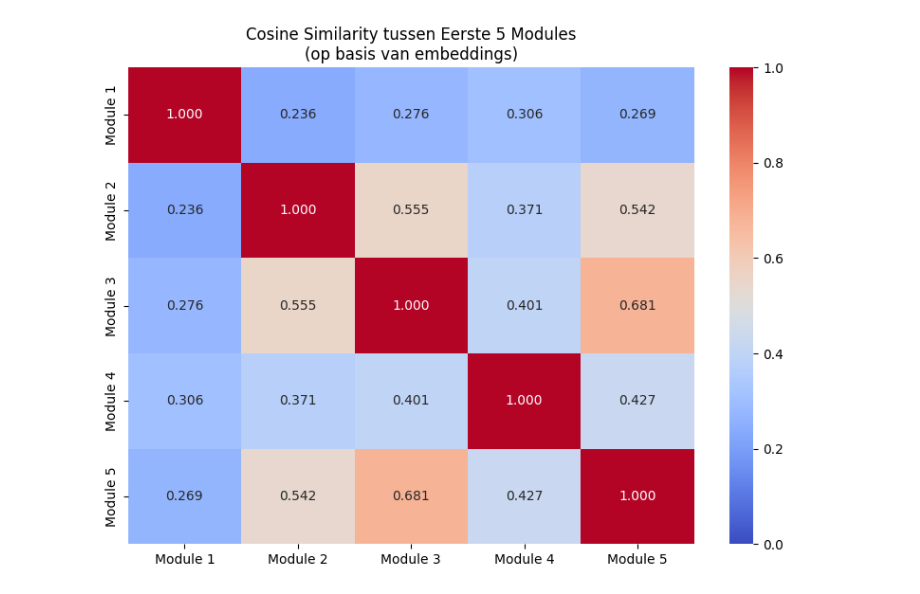
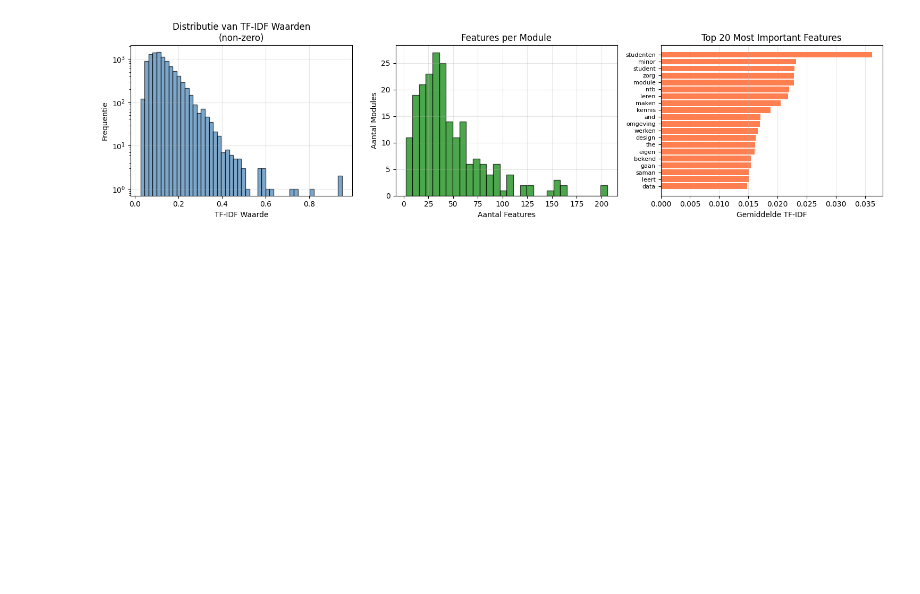
Before and after one commit to BoyanKloosterman/AI-Prototype, a Jupyter notebook: feature_engineering.ipynb, the cells around one changed output. Cells and saved outputs as stored; diff of their text form; code cells hidden in the pictures; blank space fills up the shorter version.

```diff
--- a/feature_engineering.ipynb
+++ b/feature_engineering.ipynb
@@ -45,7 +56,16 @@ We gebruiken het `sentence-transformers` model om embeddings te genereren voor d
 # %%
-# Laad het meertalige sentence transformer model
-# Dit model werkt goed voor Nederlandse teksten
-print("Laden van het embedding model...")
-model = SentenceTransformer('paraphrase-multilingual-MiniLM-L12-v2')
-print("Model succesvol geladen!")
+# Combineer alle tekstuele kolommen tot één document per module
+# Dit zorgt voor een complete representatie van elke module
+text_columns = ['shortdescription_clean', 'description_clean', 'content_clean', 'learningoutcomes_clean']
+
+# Controleer welke kolommen beschikbaar zijn
+available_cols = [col for col in text_columns if col in df.columns]
+print(f"Beschikbare tekstkolommen: {available_cols}")
+
+# Combineer alle tekst tot één document per module
+df['combined_text'] = df[available_cols].fillna('').agg(' '.join, axis=1)
+
+print(f"\nGecombineerde tekst aangemaakt voor {len(df)} modules")
+print(f"\nVoorbeeld van gecombineerde tekst (eerste module):")
+print(df['combined_text'].iloc[0][:300] + "...")
 # %% [output]
@@ -202,26 +305,52 @@ Statistieken van de gecombineerde embeddings:
 # %%
-# Similariteit tussen modules berekenen (op basis van de eerste 5 modules als voorbeeld)
-from sklearn.metrics.pairwise import cosine_similarity
+# Visualiseer TF-IDF statistieken
+print("="*60)
+print("TF-IDF MATRIX ANALYSE")
+print("="*60)
 
-# Bereken cosine similarity voor eerste 5 modules
-sample_embeddings = combined_embeddings[:5]
-similarity_matrix = cosine_similarity(sample_embeddings)
+# Bereken statistieken per module
+tfidf_dense = tfidf_matrix_final.toarray()
 
-# Visualiseer similarity matrix
-plt.figure(figsize=(8, 6))
-sns.heatmap(similarity_matrix,
-            annot=True,
-            fmt='.3f',
-            cmap='coolwarm',
-            xticklabels=[f"Module {i+1}" for i in range(5)],
-            yticklabels=[f"Module {i+1}" for i in range(5)],
-            vmin=0, vmax=1)
-plt.title('Cosine Similarity tussen Eerste 5 Modules\n(op basis van embeddings)')
+print(f"\nStatistieken per module:")
+print(f"  Gemiddelde TF-IDF waarde: {tfidf_dense.mean():.6f}")
+print(f"  Max TF-IDF waarde: {tfidf_dense.max():.4f}")
+print(f"  Aantal non-zero elementen per module: {(tfidf_dense != 0).sum(axis=1).mean():.1f}")
+
+# Visualisatie
+fig, axes = plt.subplots(1, 3, figsize=(15, 4))
+
+# 1. Distributie van TF-IDF waarden
+axes[0].hist(tfidf_dense[tfidf_dense > 0].flatten(), bins=50, edgecolor='black', alpha=0.7, color='steelblue')
+axes[0].set_xlabel('TF-IDF Waarde')
+axes[0].set_ylabel('Frequentie')
+axes[0].set_title('Distributie van TF-IDF Waarden\n(non-zero)')
+axes[0].set_yscale('log')
+axes[0].grid(True, alpha=0.3)
+
+# 2. Aantal features per module
+n_features_per_doc = (tfidf_dense != 0).sum(axis=1)
+axes[1].hist(n_features_per_doc, bins=30, edgecolor='black', alpha=0.7, color='green')
+axes[1].set_xlabel('Aantal Features')
+axes[1].set_ylabel('Aantal Modules')
+axes[1].set_title('Features per Module')
+axes[1].grid(True, alpha=0.3)
+
+# 3. Top 20 most important features (hoogste gemiddelde TF-IDF)
+feature_importance = tfidf_dense.mean(axis=0)
+top_indices = feature_importance.argsort()[-20:][::-1]
+top_features = [feature_names[i] for i in top_indices]
+top_values = feature_importance[top_indices]
+
+axes[2].barh(range(len(top_features)), top_values, color='coral')
+axes[2].set_yticks(range(len(top_features)))
+axes[2].set_yticklabels(top_features, fontsize=8)
+axes[2].set_xlabel('Gemiddelde TF-IDF')
+axes[2].set_title('Top 20 Most Important Features')
+axes[2].invert_yaxis()
+axes[2].grid(True, alpha=0.3, axis='x')
+
 plt.tight_layout()
 plt.show()
 
-print("\nInterpretatie:")
-print("- Waarden dicht bij 1.0 betekenen zeer vergelijkbare modules")
-print("- Waarden dicht bij 0.0 betekenen verschillende modules")
-print("- Diagonaal is altijd 1.0 (module vergeleken met zichzelf)")
+print(f"\nVisualisaties gegenereerd")
 # %% [output]
@@ -228 +365 @@ print("- Diagonaal is altijd 1.0 (module vergeleken met zichzelf)")
-[figure, old version]
+[figure, new version]
```
Also changed, not shown: parts of 15 cells of this notebook, 9 other files.
